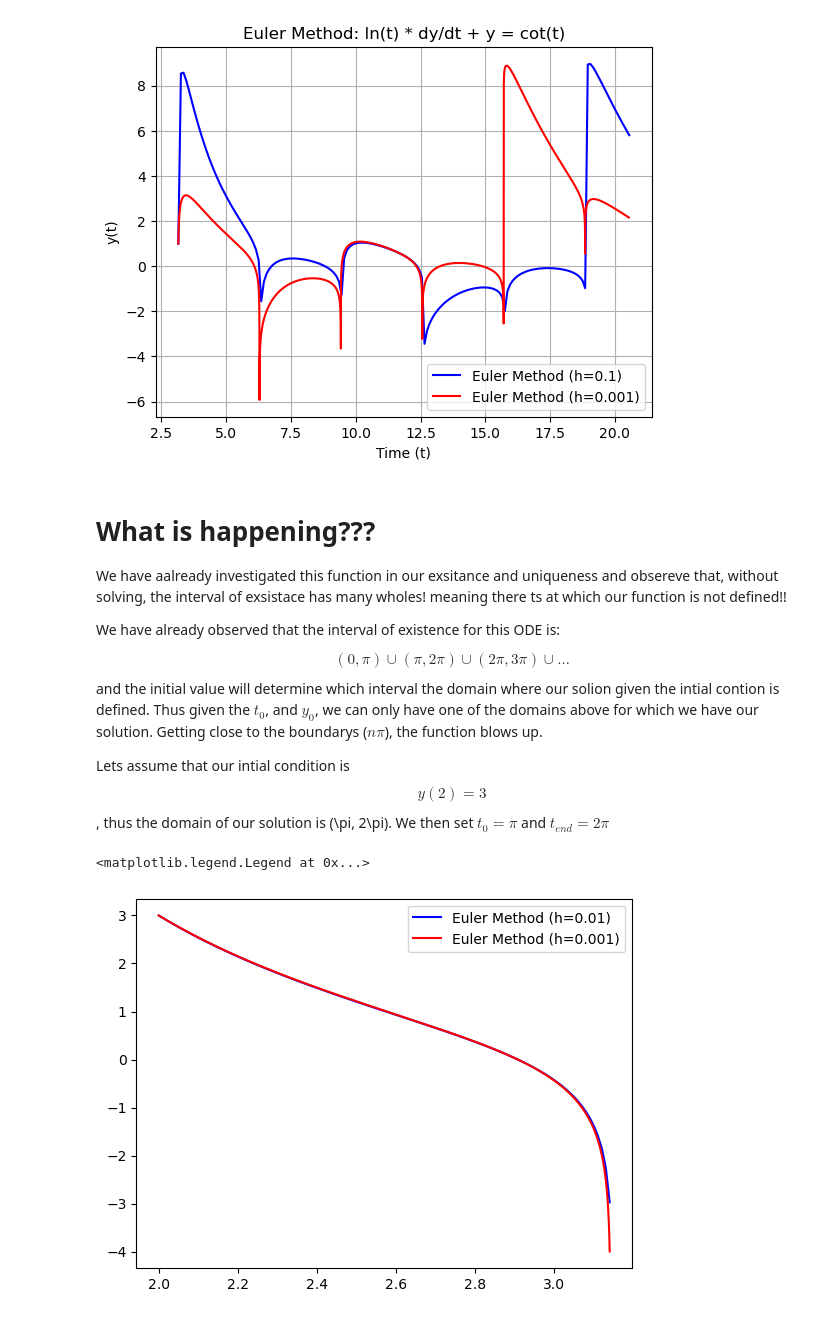
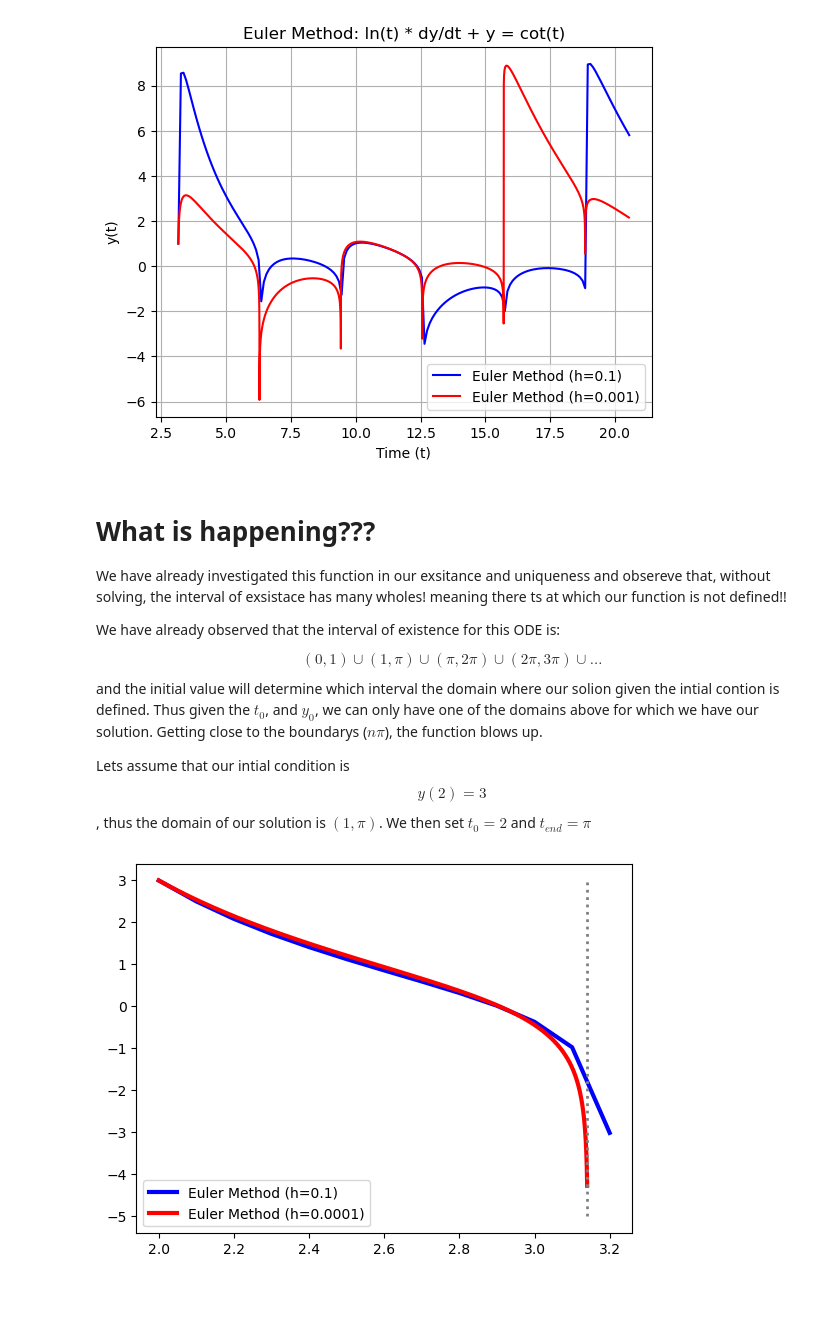
Before and after one commit to Sshamekh/ODE-codes, a Jupyter notebook: numerical-Euler.ipynb, the cells around one changed output. Drawn from its saved outputs; the diff is of its cells as text; code cells hidden in the pictures.

```diff
--- a/numerical-Euler.ipynb
+++ b/numerical-Euler.ipynb
@@ -78,7 +76,7 @@ def yourODE(t,y,otherinput=None):
 # Set parameters for Euler's method
 # %%
 t0 = 0      # Initial time
-y0 = 2      # Initial condition
+y0 = -2      # Initial condition
 h = 0.25     # Step size
 t_end = 5   # End time
 
@@ -152,0 +151,28 @@ plt.show()
+# %%
+h_values = [0.2,0.1,0.05,0.02,0.01, 0.005]
+y_end = np.zeros_like(h_values)
+t0 = 0
+y_0 = 1.
+t_end = 1.0
+t_exact = np.linspace(t0, t_end, 100)
+y_exact = exact_solution(t_exact)
+plt.figure()
+for i,h in enumerate(h_values):
+    t_values, y_values = euler_method(ode1, t0, y0, h, t_end)
+    plt.plot(t_values, y_values, label="h="+str(h))
+    y_end[i] = y_values[-1]
+plt.plot(t_exact, y_exact, 'r-', label="Exact Solution")
+plt.xlabel('Time (t)')
+plt.ylabel('y(t)')
+plt.title('Effect of Step Size on Euler Method')
+plt.legend()
+plt.grid(True)
+
+
+plt.figure()
+error = np.abs(y_end - y_exact[-1])
+plt.plot(h_values,error)
+plt.xlabel('h')
+plt.ylabel('error at t= 1')
+plt.title('Error dependency on step size')
+plt.show()
@@ -238,41 +371,44 @@ plt.show()
 # %% [markdown]
 # What is happening???
 
-We have aalready investigated this function in our exsitance and uniqueness and obsereve that, without solving, the interval of exsistace has many wholes! meaning there ts at which our function is not defined!!
+We have already investigated this function in our exsitance and uniqueness and obsereve that, without solving, the interval of exsistace has many wholes! meaning there ts at which our function is not defined!!
 
 We have already observed that the interval of existence for this ODE is:
 
-$$(0, \pi) \cup (\pi, 2\pi) \cup (2\pi, 3\pi) \cup \dots $$
+$$(0, 1) \cup (1, \pi) \cup (\pi, 2\pi) \cup (2\pi, 3\pi) \cup \dots $$
 and the initial value will determine which interval the domain where our solion given the intial contion is defined.
 Thus given the $t_0$, and $y_0$, we can only have one of the domains above for which we have our solution. Getting close to the boundarys ($n\pi$), the function blows up.
 
 Lets assume that our intial condition is
-$$y(2)=3$$, thus the domain of our solution is (\pi, 2\pi). We then set $t_0 = \pi$ and $t_{end} = 2\pi$
+$$y(2)=3$$, thus the domain of our solution is $(1, \pi)$. We then set $t_0 = 2$ and $t_{end} = \pi$
 # %%
+
 # Set parameters for Euler's method
 t0 = 2     # Initial time (we avoid t=0 because of ln(t))
 y0 = 3        # Initial condition for y
-h = 0.01      # Step size
+h = 0.1      # Step size
 t_end = 3.14     # End time
 
 # Solve the ODE using Euler's method
 t_values, y_values = euler_method_ode_ln_cot(ode_ln_cot, t0, y0, h, t_end)
 # Plot the numerical solution
-plt.plot(t_values, y_values, 'b-', label=f"Euler Method (h={h})")
+plt.plot(t_values, y_values, 'b-', label=f"Euler Method (h={h})",linewidth = 3)
 # Set parameters for Euler's method
 t0 = 2     # Initial time (we avoid t=0 because of ln(t))
 y0 = 3        # Initial condition for y
-h = 0.001      # Step size
+h = 0.0001      # Step size
 t_end = 3.14     # End time
 
 # Solve the ODE using Euler's method
 t_values, y_values = euler_method_ode_ln_cot(ode_ln_cot, t0, y0, h, t_end)
 # Plot the numerical solution
-plt.plot(t_values, y_values, 'r-', label=f"Euler Method (h={h})")
+plt.plot(t_values, y_values, 'r-', label=f"Euler Method (h={h})",linewidth = 3)
+plt.plot([t_end,t_end],[-5,3],color = 'gray', linestyle = ':',linewidth = 2)
+plt.ylim()
 plt.legend()
+plt.show()
 # %% [output]
-<matplotlib.legend.Legend at 0x...>
-[figure, old version]
+[figure, new version]
 # %% [markdown]
 # Higher-Order Euler Methods
 
```
Also changed, not shown: parts of 18 cells of this notebook, 9 other files.
